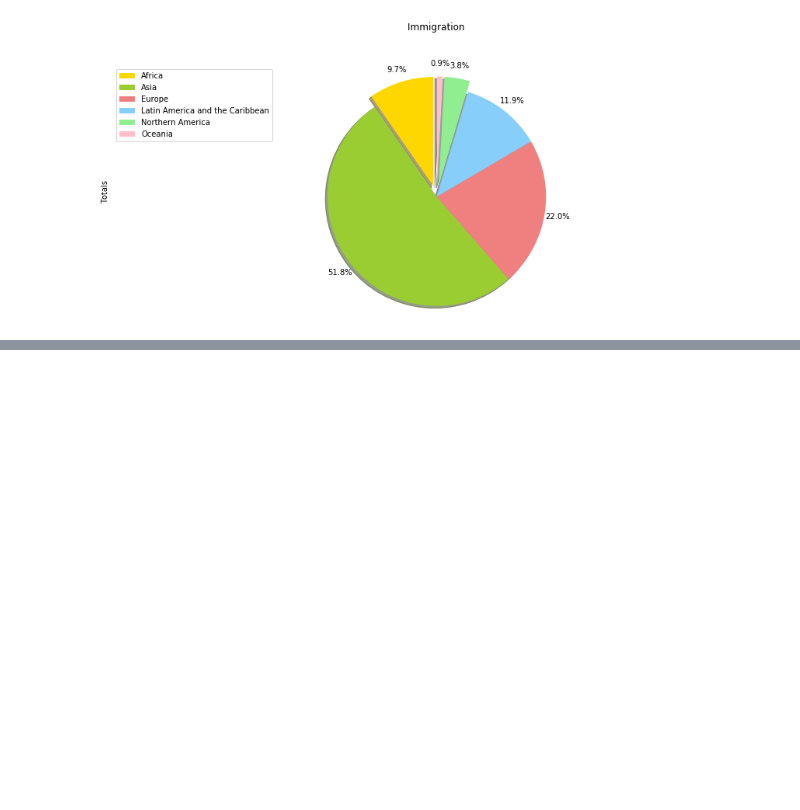
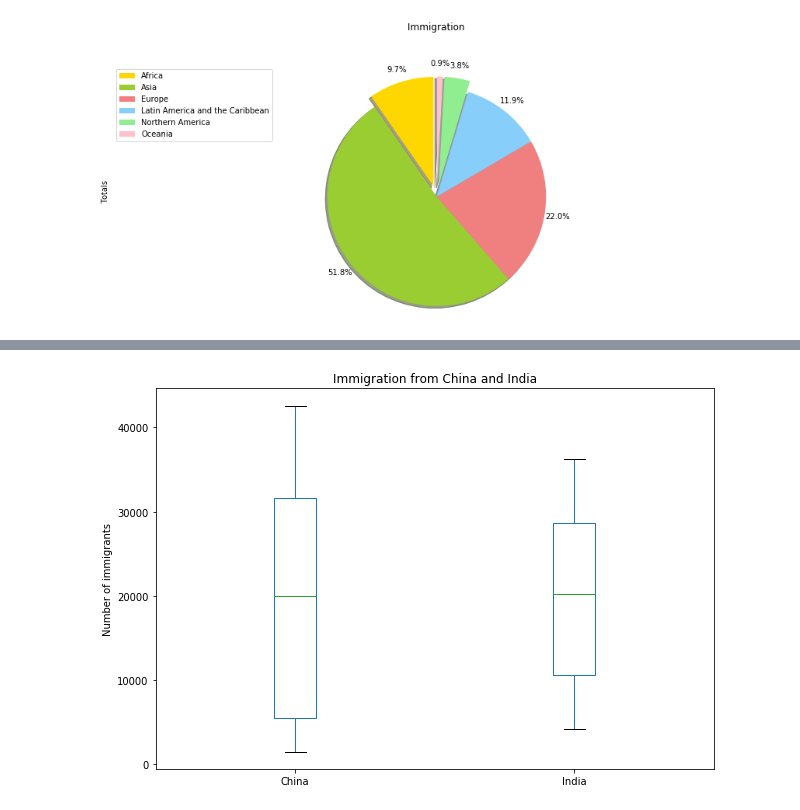
Before and after one commit to HridoyAlam/Data_Science, a Jupyter notebook: pieChart_BoxPlot_ScatterPlots_bubblePlots.ipynb, the cells around one changed output, grey strips where cells are left out. Saved outputs shown, nothing was run; the diff lists cells and outputs as text; code cells hidden in the pictures; blank space fills up the shorter version.

```diff
--- a/pieChart_BoxPlot_ScatterPlots_bubblePlots.ipynb
+++ b/pieChart_BoxPlot_ScatterPlots_bubblePlots.ipynb
@@ -125,0 +158,4 @@ NameError: name 'df_contents' is not defined
+# %%
+#compare the distribution  of the number of new immigrants from india and china for the period 1980-2013
+df_CI = df_canada.loc[['China','India'], years].transpose()
+df_CI.head()
@@ -125,0 +181,8 @@ NameError: name 'df_contents' is not defined
+# %%
+df_CI.plot(kind='box', figsize=(10,7))
+
+plt.title('Immigration from China and India')
+plt.ylabel('Number of immigrants')
+plt.show()
+# %% [output]
+[figure, added]
```
Also changed, not shown: parts of 9 cells of this notebook.
